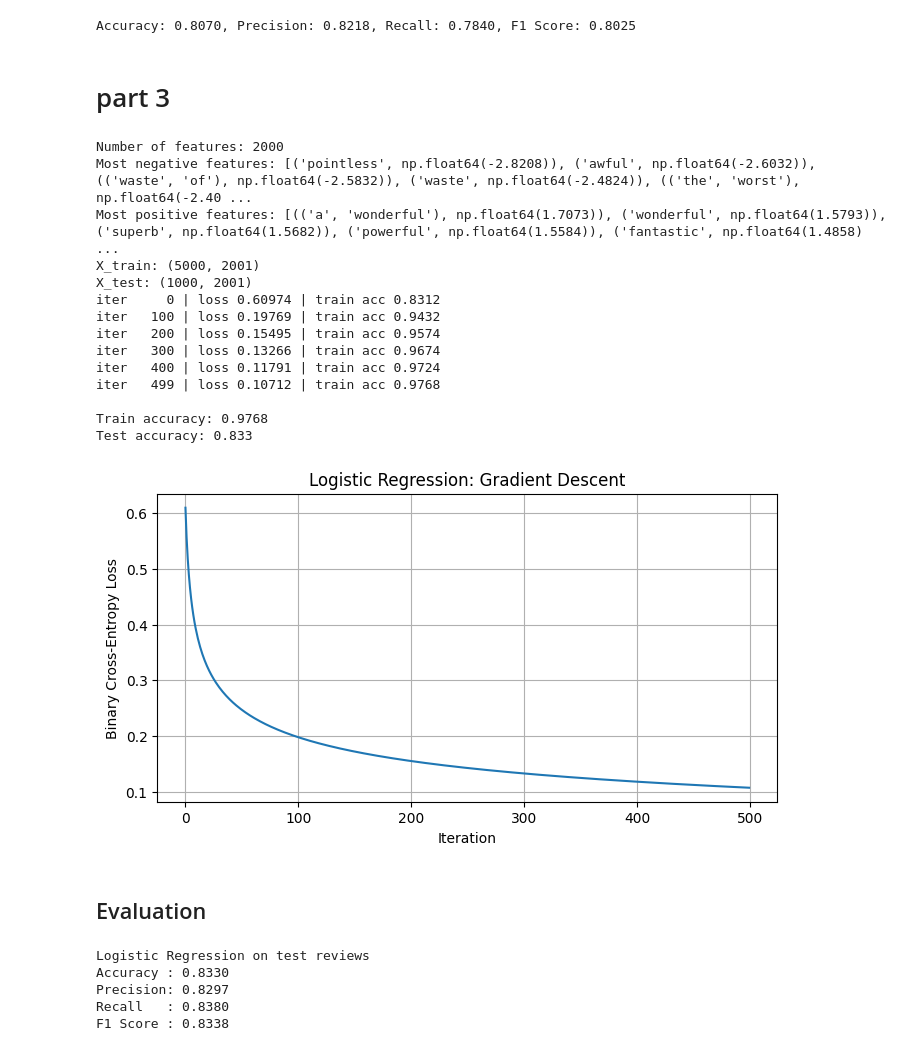
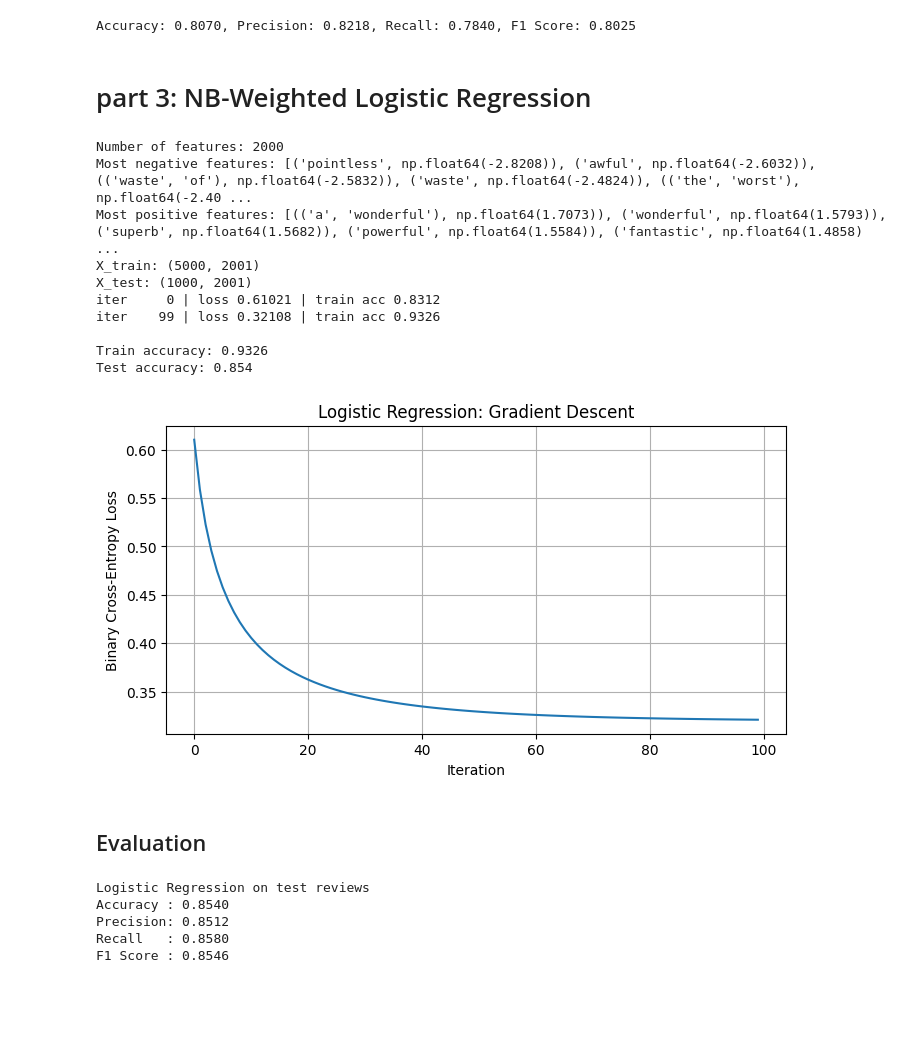
Before and after one commit to AhmedAlaa8100/NLP_Projects, a Jupyter notebook: Lab1/lab1_combined.ipynb, the cells around one changed output. Cells and saved outputs as stored; diff of their text form; code cells hidden in the pictures; blank space fills up the shorter version.

```diff
--- a/Lab1/lab1_combined.ipynb
+++ b/Lab1/lab1_combined.ipynb
@@ -221,22 +217,0 @@ with only 3 mini reviews we can do the math by hand, and the probabilities after
-# %%
-toy = [
-    ["<s>", "great", "movie", "</s>"],
-    ["<s>", "great", "acting", "</s>"],
-    ["<s>", "boring", "movie", "</s>"],
-]
-toy_bigrams, toy_contexts = count_bigrams(toy)
-toy_V = 6    # <s>, great, boring, movie, acting, </s>
-
-print("P(great | <s>)     =", bigram_prob("<s>", "great", toy_bigrams, toy_contexts, toy_V))
-print("P(movie | boring)  =", bigram_prob("boring", "movie", toy_bigrams, toy_contexts, toy_V))
-print("P(acting | boring) =", bigram_prob("boring", "acting", toy_bigrams, toy_contexts, toy_V))
-
-# the probabilities after 'great' must add up to 1
-total = 0
-for w in ["<s>", "great", "boring", "movie", "acting", "</s>"]:
-    total = total + bigram_prob("great", w, toy_bigrams, toy_contexts, toy_V)
-print("sum after 'great'  =", total)
-
-print()
-print("positive model, P(good | not):", bigram_prob("not", "good", pos_bigrams, pos_contexts, V))
-print("negative model, P(good | not):", bigram_prob("not", "good", neg_bigrams, neg_contexts, V))
@@ -531,11 +494,16 @@ total_pos = sum(pos_contexts.values())
 total_neg = sum(neg_contexts.values())
 
 def smoothed_probs(vocab, class_vocab):
-    total = sum(class_vocab.get(f, 0) for f in vocab)   # all vocab counts in this class
-    V = len(vocab)                                       # 2000
-    return {f: (class_vocab.get(f, 0) + 1) / (total + V) for f in vocab}
+    total = sum(class_vocab.get(feature, 0) for feature in vocab)   # all vocab counts in this class
+    V = len(vocab)   # 2000
+
+    probs = {}
+    for feature in vocab:
+        count = class_vocab.get(feature, 0)              # 0 if never seen in this class
+        probs[feature] = (count + 1) / (total + V)     #compute the smoothed probability of each feature
+
+    return probs
+
 
 prob_pos = smoothed_probs(vocab, pos_vocab)
 prob_neg = smoothed_probs(vocab, neg_vocab)
-
-print(len(vocab), sum(prob_pos.values()), sum(prob_neg.values()))   # 2000, ~1.0, ~1.0
@@ -618,7 +584,7 @@ acc_nb, prec_nb, rec_nb, f1_nb = evaluate(test_pos, test_neg, log_ratios)
 # %% [output]
 Accuracy: 0.8070, Precision: 0.8218, Recall: 0.7840, F1 Score: 0.8025
 # %% [markdown]
-# part 3
+# part 3: NB-Weighted Logistic Regression
 # %%
 import random
 import re
@@ -804,44 +770,40 @@ perm = np.random.RandomState(SEED).permutation(len(y_train))
 X_train = X_train[perm]
 y_train = y_train[perm]
 
 # 4. Train Logistic Regression using Gradient Descent
 model = LogisticRegression(
     lr=0.1,
-    n_iters=500,
-    l2=0.0,
+    n_iters=100,
+    l2=0.1,
     verbose=True
 )
 
 model.fit(X_train, y_train)
 
 # 5. Evaluate the model
 print("\nTrain accuracy:", round(model.score(X_train, y_train), 4))
 print("Test accuracy:", round(model.score(X_test, y_test), 4))
 
 # 6. Plot the loss curve
 plt.figure(figsize=(8, 4))
 plt.plot(model.loss_history)
 plt.xlabel("Iteration")
 plt.ylabel("Binary Cross-Entropy Loss")
 plt.title("Logistic Regression: Gradient Descent")
 plt.grid(True)
 plt.show()
 # %% [output]
 Number of features: 2000
 Most negative features: [('pointless', np.float64(-2.8208)), ('awful', np.float64(-2.6032)), (('waste', 'of'), np.float64(-2.5832)), ('waste', np.float64(-2.4824)), (('the', 'worst'), np.float64(-2.40 ...
 Most positive features: [(('a', 'wonderful'), np.float64(1.7073)), ('wonderful', np.float64(1.5793)), ('superb', np.float64(1.5682)), ('powerful', np.float64(1.5584)), ('fantastic', np.float64(1.4858) ...
 X_train: (5000, 2001)
 X_test: (1000, 2001)
-iter     0 | loss 0.60974 | train acc 0.8312
-iter   100 | loss 0.19769 | train acc 0.9432
-iter   200 | loss 0.15495 | train acc 0.9574
-iter   300 | loss 0.13266 | train acc 0.9674
-iter   400 | loss 0.11791 | train acc 0.9724
-iter   499 | loss 0.10712 | train acc 0.9768
+iter     0 | loss 0.61021 | train acc 0.8312
+iter    99 | loss 0.32108 | train acc 0.9326
 
-Train accuracy: 0.9768
-Test accuracy: 0.833
+Train accuracy: 0.9326
+Test accuracy: 0.854
-[figure, old version]
+[figure, new version]
 # %% [markdown]
 ## Evaluation
 # %%
@@ -869,7 +831,7 @@ print(f"Recall   : {lr_rec:.4f}")
 print(f"F1 Score : {lr_f1:.4f}")
 # %% [output]
 Logistic Regression on test reviews
-Accuracy : 0.8330
-Precision: 0.8297
-Recall   : 0.8380
-F1 Score : 0.8338
+Accuracy : 0.8540
+Precision: 0.8512
+Recall   : 0.8580
+F1 Score : 0.8546
```
Also changed, not shown: parts of 8 cells of this notebook, 1 other file.
